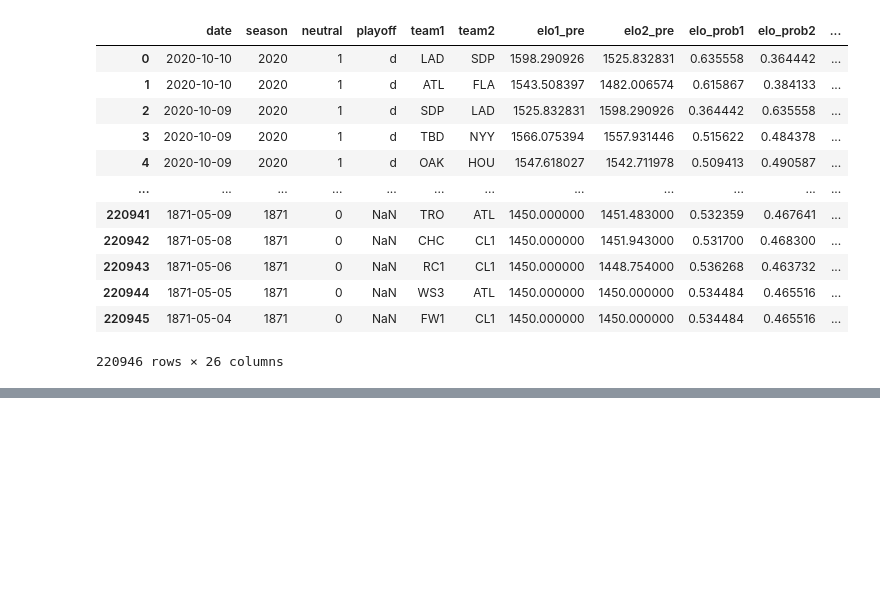
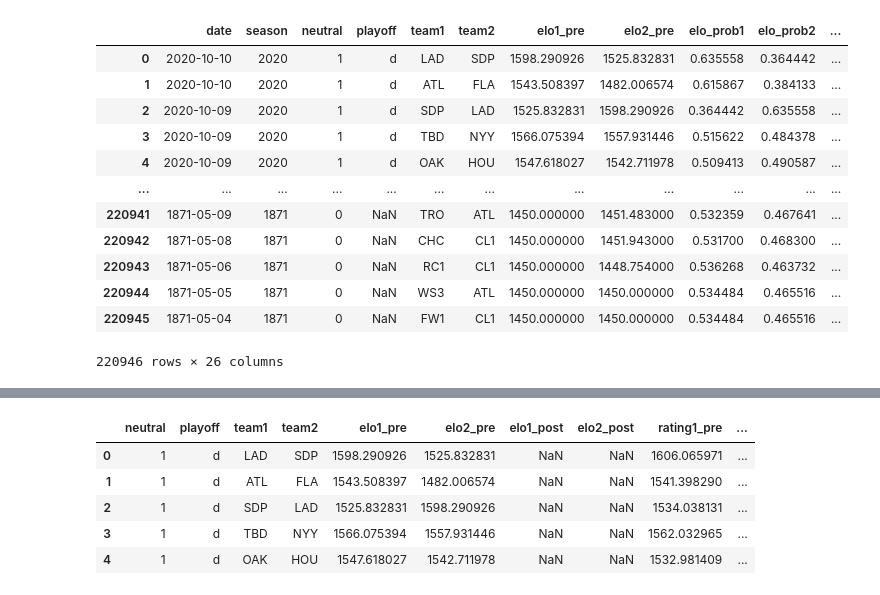
Before and after one commit to EricESeitz/EECS731_Proj4, a Jupyter notebook: notebook/Project4_notebook.ipynb, the cells around one changed output, grey strips where cells are left out. Drawn from its saved outputs; the diff is of its cells as text; code cells hidden in the pictures; blank space fills up the shorter version.

```diff
--- a/notebook/Project4_notebook.ipynb
+++ b/notebook/Project4_notebook.ipynb
@@ -26,0 +81,9 @@ MLBElo
+# %%
+cleanMLB.head()
+# %% [output]
+|  | neutral | playoff | team1 | team2 | elo1_pre | elo2_pre | elo1_post | elo2_post | rating1_pre | ... |
+| 0 | 1 | d | LAD | SDP | 1598.290926 | 1525.832831 | NaN | NaN | 1606.065971 | ... |
+| 1 | 1 | d | ATL | FLA | 1543.508397 | 1482.006574 | NaN | NaN | 1541.398290 | ... |
+| 2 | 1 | d | SDP | LAD | 1525.832831 | 1598.290926 | NaN | NaN | 1534.038131 | ... |
+| 3 | 1 | d | TBD | NYY | 1566.075394 | 1557.931446 | NaN | NaN | 1562.032965 | ... |
+| 4 | 1 | d | OAK | HOU | 1547.618027 | 1542.711978 | NaN | NaN | 1532.981409 | ... |
```
Also changed, not shown: parts of 6 cells of this notebook, 1 other file.
